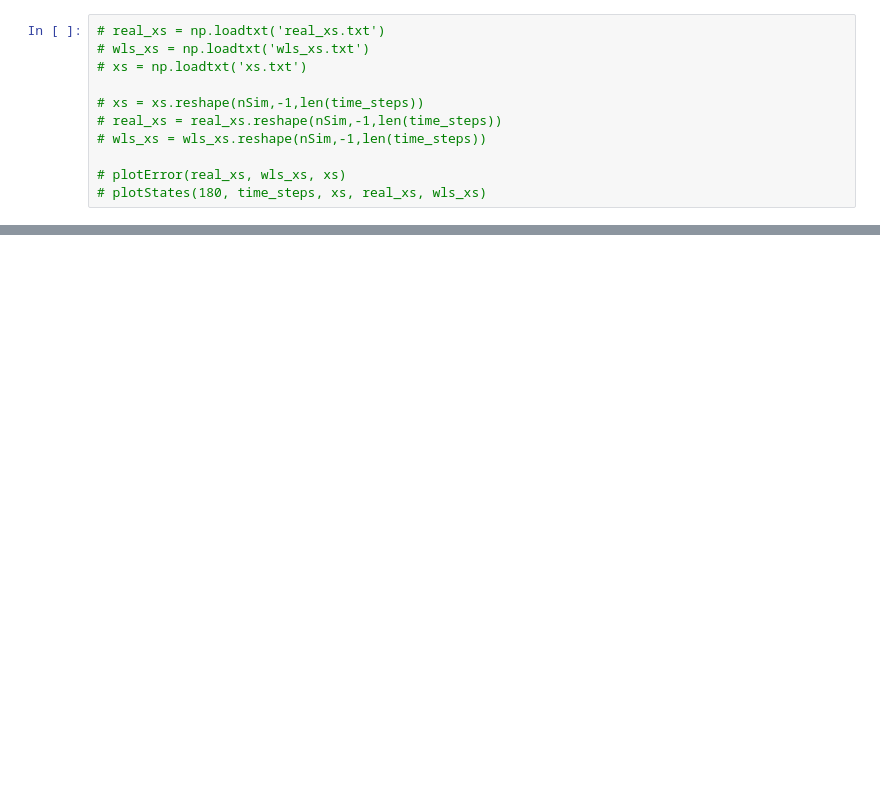
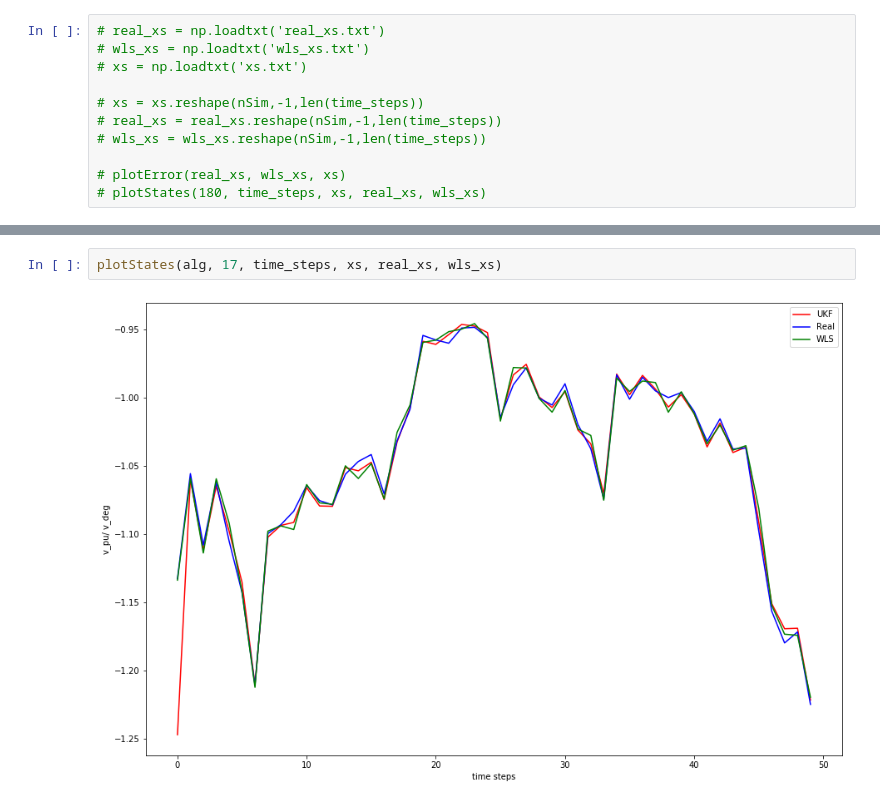
Before and after one commit to Nitty12/IAEW-student-job, a Jupyter notebook: EKF_cleaned_10.02.2020.ipynb, the cells around one changed output, grey strips where cells are left out. Saved outputs shown, nothing was run; the diff lists cells and outputs as text; blank space fills up the shorter version.

```diff
--- a/EKF_cleaned_10.02.2020.ipynb
+++ b/EKF_cleaned_10.02.2020.ipynb
@@ -464,0 +529,4 @@ runtime: 0:00:12.042842
+# %%
+plotStates(alg, 17, time_steps, xs, real_xs, wls_xs)
+# %% [output]
+[figure, added]
```
Also changed, not shown: parts of 12 cells of this notebook, 14 other files.
